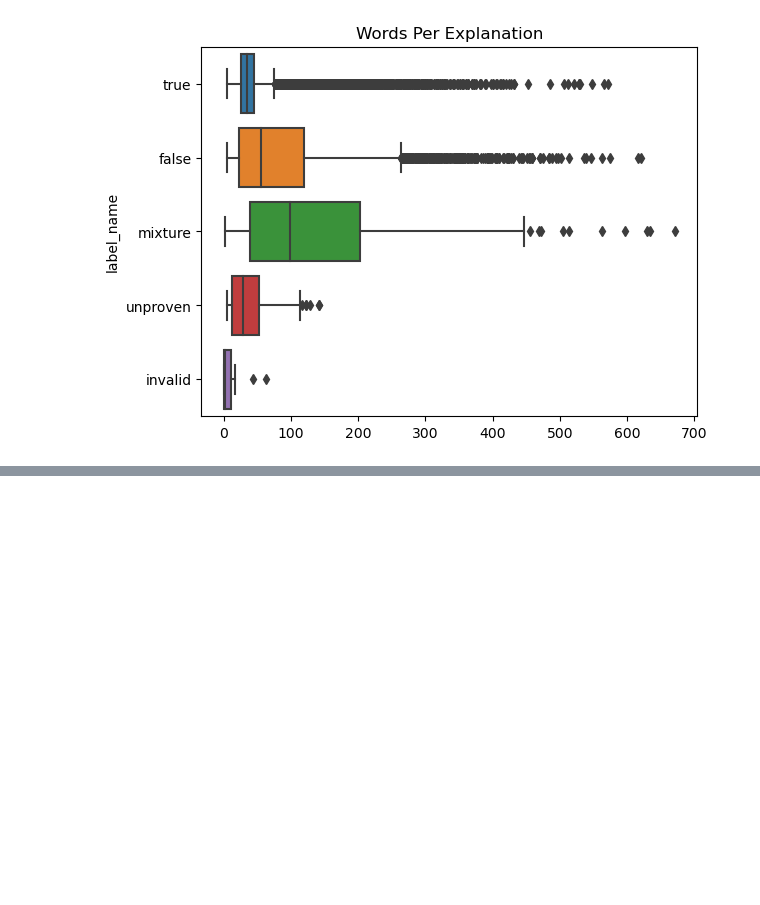
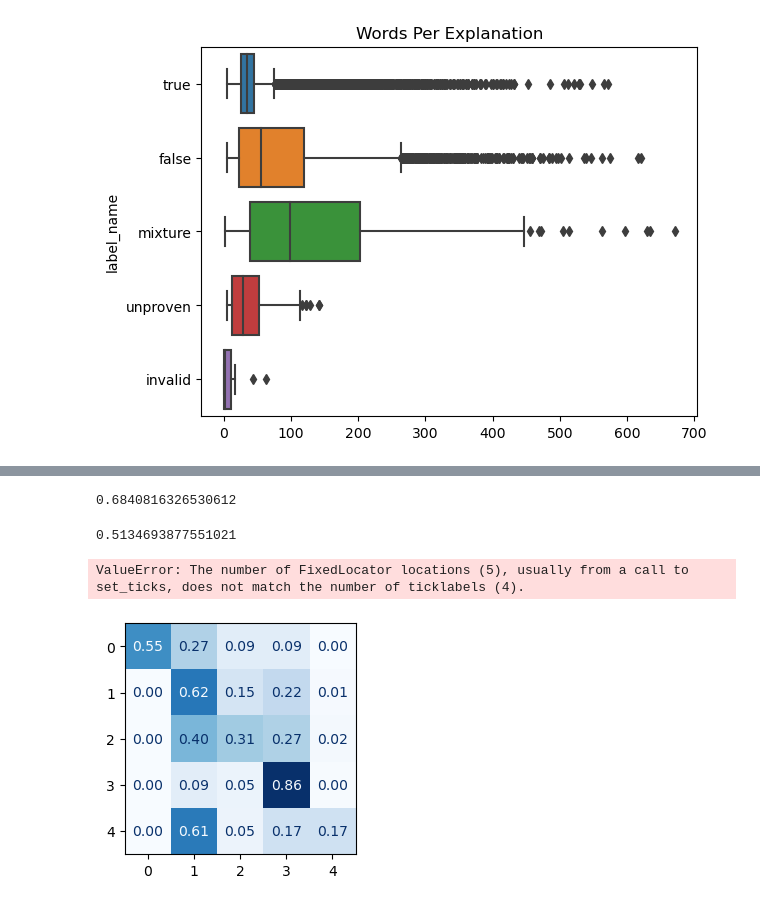
Before and after one commit to NeuroGrid/pubhealth, a Jupyter notebook: pubhealth-deeper.ipynb, the cells around one changed output, grey strips where cells are left out. Saved outputs shown, nothing was run; the diff lists cells and outputs as text; code cells hidden in the pictures; blank space fills up the shorter version.

```diff
--- a/pubhealth-deeper.ipynb
+++ b/pubhealth-deeper.ipynb
@@ -148,0 +236,32 @@ OutOfMemoryError: CUDA out of memory. Tried to allocate 11.72 GiB (GPU 0; 15.90
+# %%
+from sklearn.linear_model import LogisticRegression
+
+lr_clf = LogisticRegression(max_iter=3000)
+lr_clf.fit(X_train, y_train)
+lr_clf.score(X_valid, y_valid)
+# %% [output]
+0.6840816326530612
+# %%
+from sklearn.dummy import DummyClassifier
+
+dummy_clf = DummyClassifier(strategy="most_frequent")
+dummy_clf.fit(X_train, y_train)
+dummy_clf.score(X_valid, y_valid)
+# %% [output]
+0.5134693877551021
+# %%
+from sklearn.metrics import ConfusionMatrixDisplay, confusion_matrix
+
+def plot_confusion_matrix(y_preds, y_true, labels):
+    cm = confusion_matrix(y_true, y_preds, normalize="true")
+    fig, ax = plt.subplots(figsize=(6, 6))
+    disp = ConfusionMatrixDisplay(confusion_matrix=cm, display_labels=labels)
+    disp.plot(cmap="Blues", values_format=".2f", ax=ax, colorbar=False)
+    plt.title("Normalized confusion matrix")
+    plt.show()
+
+y_preds = lr_clf.predict(X_valid)
+plot_confusion_matrix(y_preds, y_valid, labels)
+# %% [output]
+ValueError: The number of FixedLocator locations (5), usually from a call to set_ticks, does not match the number of ticklabels (4).
+[figure, added]
```
Also changed, not shown: parts of 17 cells of this notebook.
